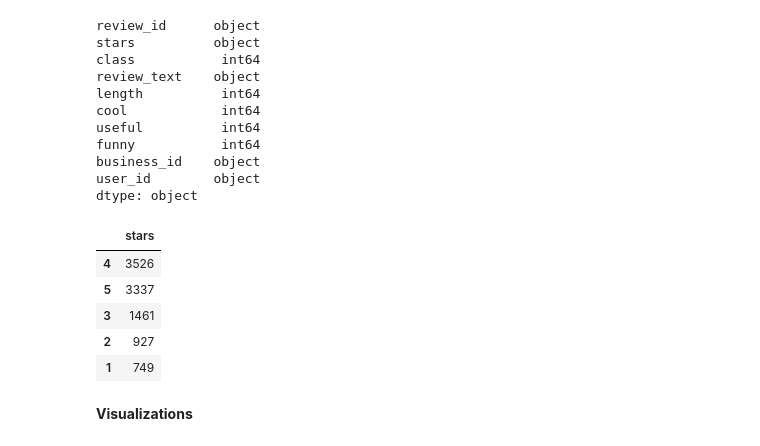
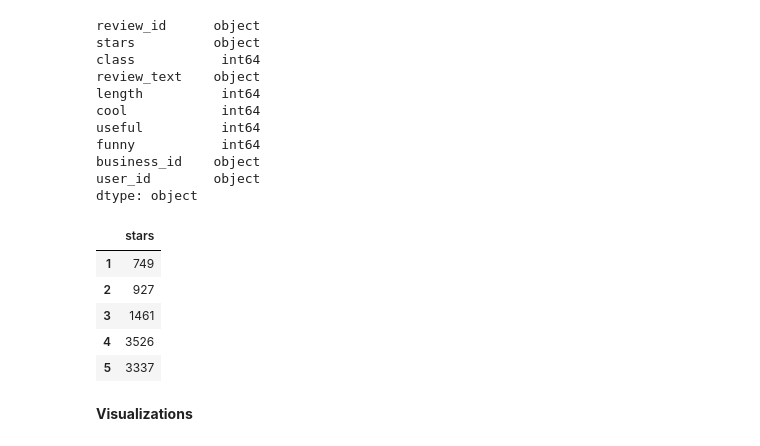
Before and after one commit to karenbennis/Xy, a Jupyter notebook: yelp_reviews_visuals_v1.ipynb, the cells around one changed output. Drawn from its saved outputs; the diff is of its cells as text; code cells hidden in the pictures.

```diff
--- a/yelp_reviews_visuals_v1.ipynb
+++ b/yelp_reviews_visuals_v1.ipynb
@@ -106,15 +106,15 @@ user_id        object
 dtype: object
 # %%
 stars_count = raw_json.stars.value_counts()
-df = pd.DataFrame(stars_count)
+df = pd.DataFrame(stars_count).sort_index()
 df.head()
 # %% [output]
 |  | stars |
+| 1 | 749 |
+| 2 | 927 |
+| 3 | 1461 |
 | 4 | 3526 |
 | 5 | 3337 |
-| 3 | 1461 |
-| 2 | 927 |
-| 1 | 749 |
 # %% [markdown]
 **Visualizations**
 # %%
```
Also changed, not shown: parts of 13 cells of this notebook.
